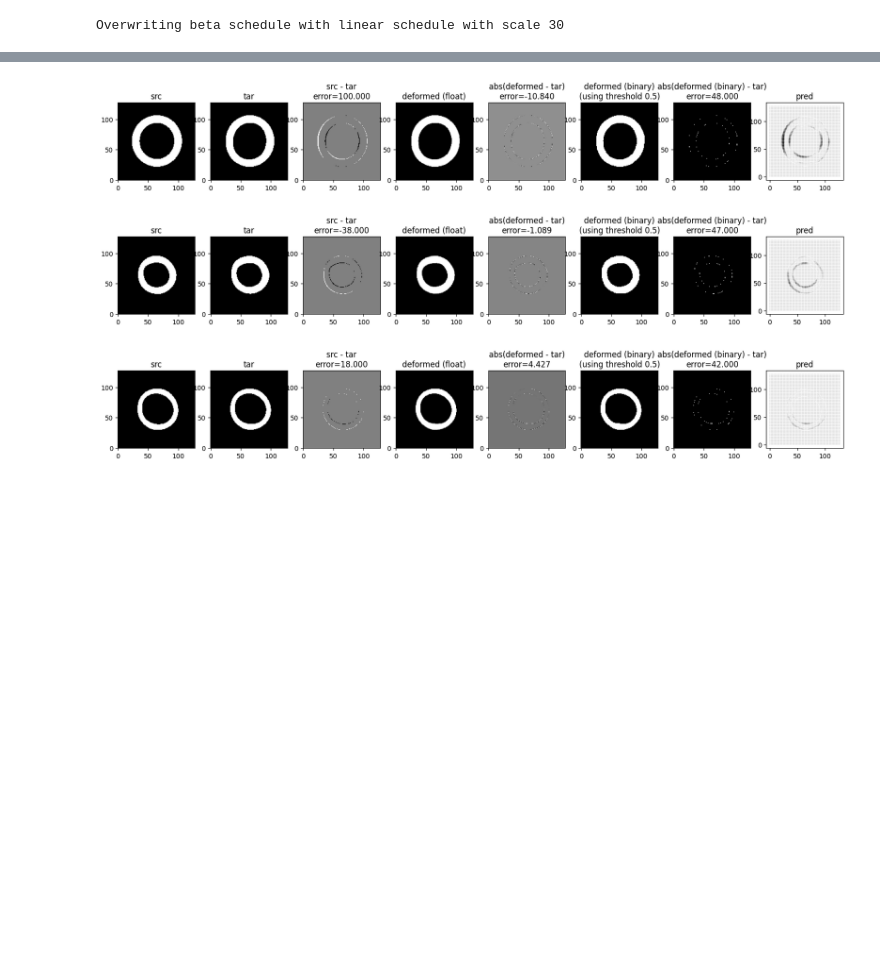
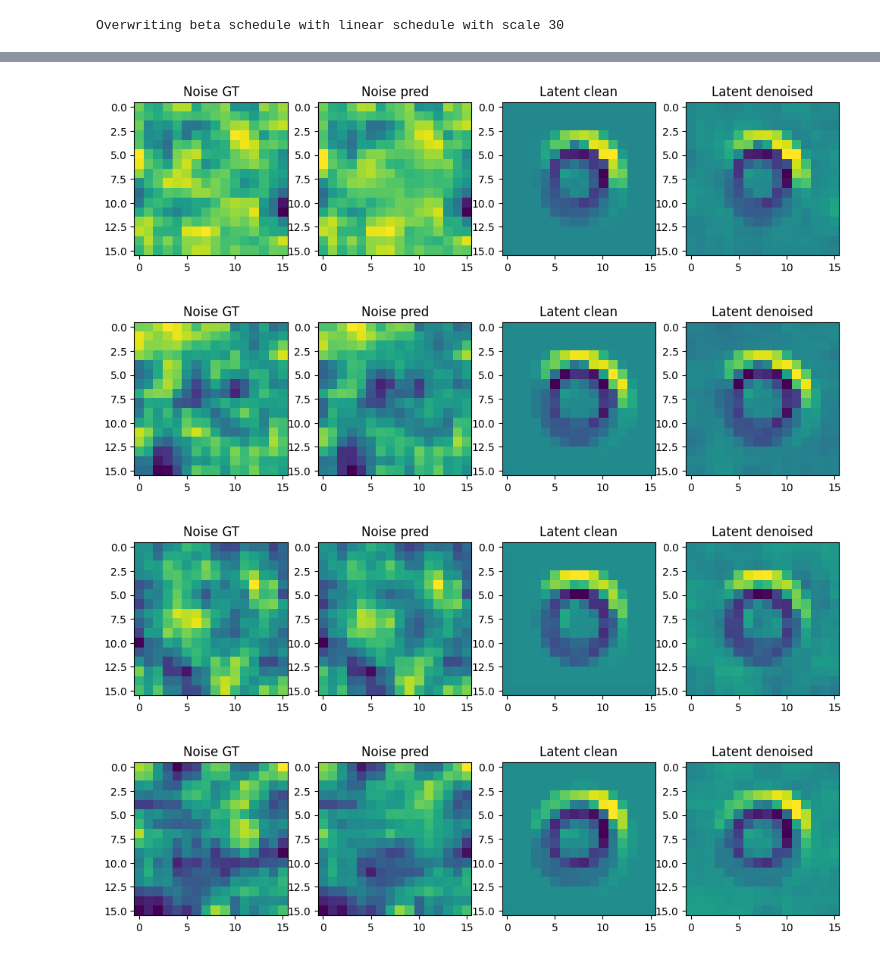
Before and after one commit to jr-xing/LaMoD, a Jupyter notebook: notebooks/pretrain-diffusion.ipynb, the cells around one changed output, grey strips where cells are left out. Cells and saved outputs as stored; diff of their text form; code cells hidden in the pictures; blank space fills up the shorter version.

Commit message:
diffusion pre-training

```diff
--- a/notebooks/pretrain-diffusion.ipynb
+++ b/notebooks/pretrain-diffusion.ipynb
@@ -192,7 +191,7 @@ Overwriting beta schedule with linear schedule with scale 30
 # Training
 from modules.trainer import build_trainer
 config['training']['epochs'] = 15 # set only 30 epochs for debugging
-config['training']['batch_size'] = 128
+config['training']['batch_size'] = 32
 config['training']['learning_rate'] = 1e-4
 trainer = build_trainer(config['training'], device, config)
 # %%
@@ -457,55 +343,23 @@ KeyError: 'deformed_source_pred'
-# %%
-# check the source, target, abs(source- target), deformed, abs(deformed - target), pred disp, DENSE disp
-import numpy as np
-import matplotlib.pyplot as plt
-# for check_pair_idx in [0,5,10,20]:
-# for check_pair_idx in [22, 32, 45, 60]:
-for check_pair_idx in [22, 32, 45]:
-    src = test_pred[check_pair_idx]['src'][0].astype(float)[0]
-    tar = test_pred[check_pair_idx]['tar'][0].astype(float)[0]
-    # src_tar_diff = np.abs(src - tar)
-    src_tar_diff = src - tar
-    deformed = test_pred[check_pair_idx]['deformed_source_pred'][0][0]
-    # deformed_tar_diff = np.abs(deformed - tar)
-    deformed_tar_diff = deformed - tar
-    deformed_bin = deformed > 0.5
-    deformed_bin_tar_diff = np.abs(deformed_bin - tar)
-    disp_pred = test_pred[check_pair_idx]['displacement_pred'][:, 0]
-    # disp_DENSE = test_pred[check_pair_idx]['DENSE_disp']
-
-    fig, axs = plt.subplots(1, 8, figsize=(20, 5))
-    axs[0].imshow(src, cmap='gray')
-    axs[0].set_title('src')
-    axs[1].imshow(tar, cmap='gray')
-    axs[1].set_title('tar')
-    axs[2].imshow(src_tar_diff, cmap='gray')
-    axs[2].set_title(f'src - tar\nerror={src_tar_diff.sum():.3f}')
-
-    axs[3].imshow(deformed, cmap='gray')
-    axs[3].set_title('deformed (float)')
-    axs[4].imshow(deformed_tar_diff, cmap='gray')
-    axs[4].set_title(f'abs(deformed - tar)\nerror={deformed_tar_diff.sum():.3f}')
-
-    axs[5].imshow(deformed_bin, cmap='gray')
-    axs[5].set_title('deformed (binary)\n(using threshold 0.5)')
-    axs[6].imshow(deformed_bin_tar_diff, cmap='gray')
-    axs[6].set_title(f'abs(deformed (binary) - tar)\nerror={deformed_bin_tar_diff.sum():.3f}')
-
-    axs[7].quiver(disp_pred[0], disp_pred[1], scale=1, units='xy')
-    # axs[7].invert_yaxis()
-    axs[7].set_title('pred')
-    axs[7].set_aspect('equal')
-
-    for axs_idx in range(7):
-        # invert the y axis of the imshow results to match the quiver result
-        axs[axs_idx].invert_yaxis()
-    # axs[6].quiver(disp_DENSE[0], disp_DENSE[1], scale=10)
-    # axs[6].set_title('DENSE')
-    # axs[6].set_aspect('equal')
-
-    # save figure
-    # fig.savefig(save_exp_dir / f'check_pair_test_{check_pair_idx}.png', bbox_inches='tight')
-# %% [output]
-[figure, removed]
-[figure, removed]
-[figure, removed]
+# %%
+vis_frame = 8
+for vis_datum_idx in [0,5,10,20]:
+    vis_datum = train_pred[vis_datum_idx]
+    vis_noise_GT = vis_datum['noise'][0, vis_frame]
+    vis_noise_pred = vis_datum['noise_pred'][0, vis_frame]
+    vis_latent_clean = vis_datum['latent'][0, vis_frame]
+    vis_latent_denoised = vis_datum['latent_pred'][0, vis_frame]
+
+    fig, axs = plt.subplots(1,4, figsize=(12, 3))
+    axs[0].imshow(vis_noise_GT)
+    axs[0].set_title('Noise GT')
+    axs[1].imshow(vis_noise_pred)
+    axs[1].set_title('Noise pred')
+    axs[2].imshow(vis_latent_clean)
+    axs[2].set_title('Latent clean')
+    axs[3].imshow(vis_latent_denoised)
+    axs[3].set_title('Latent denoised')
+# %% [output]
+[figure, added]
+[figure, added]
+[figure, added]
+[figure, added]
```
Also changed, not shown: parts of 12 cells of this notebook, 3 other files.
